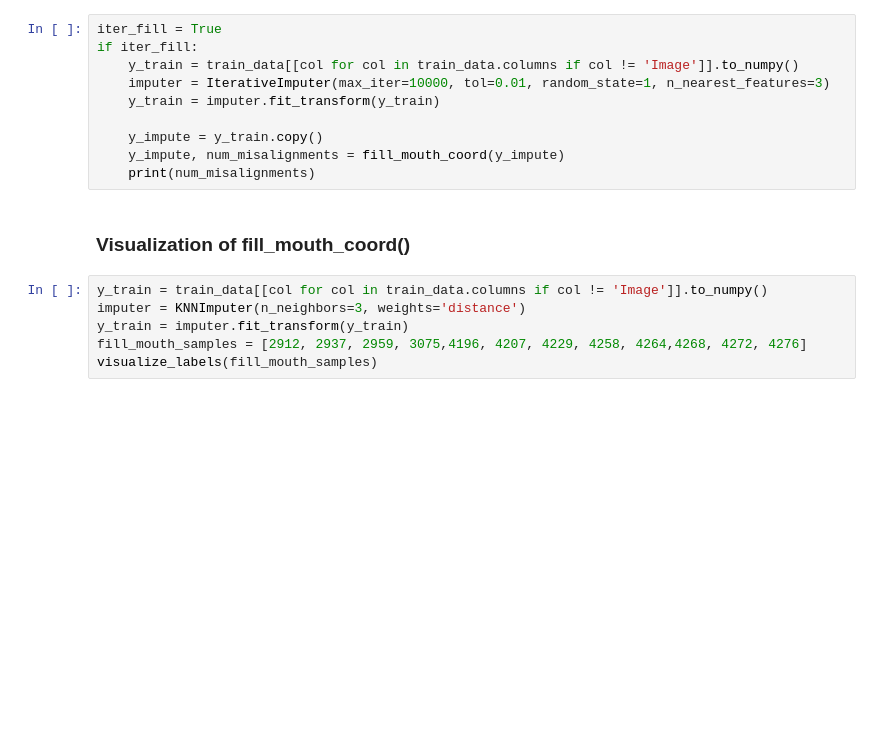
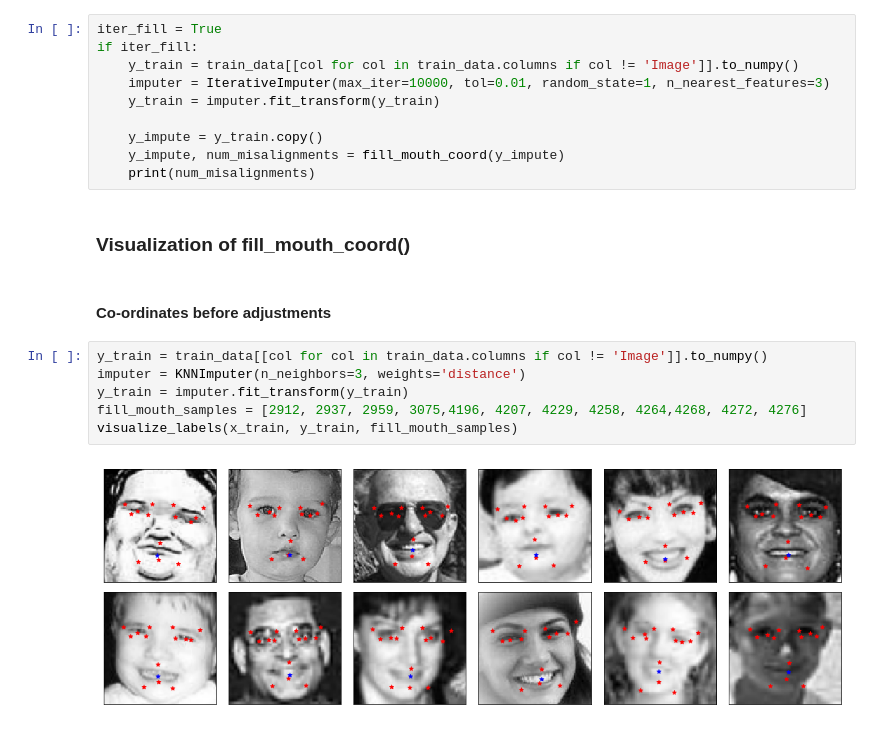
Before and after one commit to MadhuAtBerkeley/w207_Project, a Jupyter notebook: source/w207_eda.ipynb, the cells around one changed output. Saved outputs shown, nothing was run; the diff lists cells and outputs as text; blank space fills up the shorter version.

```diff
--- a/source/w207_eda.ipynb
+++ b/source/w207_eda.ipynb
@@ -469,9 +481,13 @@ if iter_fill:
     print(num_misalignments)
 # %% [markdown]
 ### Visualization of fill_mouth_coord()
+# %% [markdown]
+#### Co-ordinates before adjustments
 # %%
 y_train = train_data[[col for col in train_data.columns if col != 'Image']].to_numpy()
 imputer = KNNImputer(n_neighbors=3, weights='distance')
 y_train = imputer.fit_transform(y_train)
 fill_mouth_samples = [2912, 2937, 2959, 3075,4196, 4207, 4229, 4258, 4264,4268, 4272, 4276]
-visualize_labels(fill_mouth_samples)
+visualize_labels(x_train, y_train, fill_mouth_samples)
+# %% [output]
+[figure, added]
```
Also changed, not shown: parts of 16 cells of this notebook.
